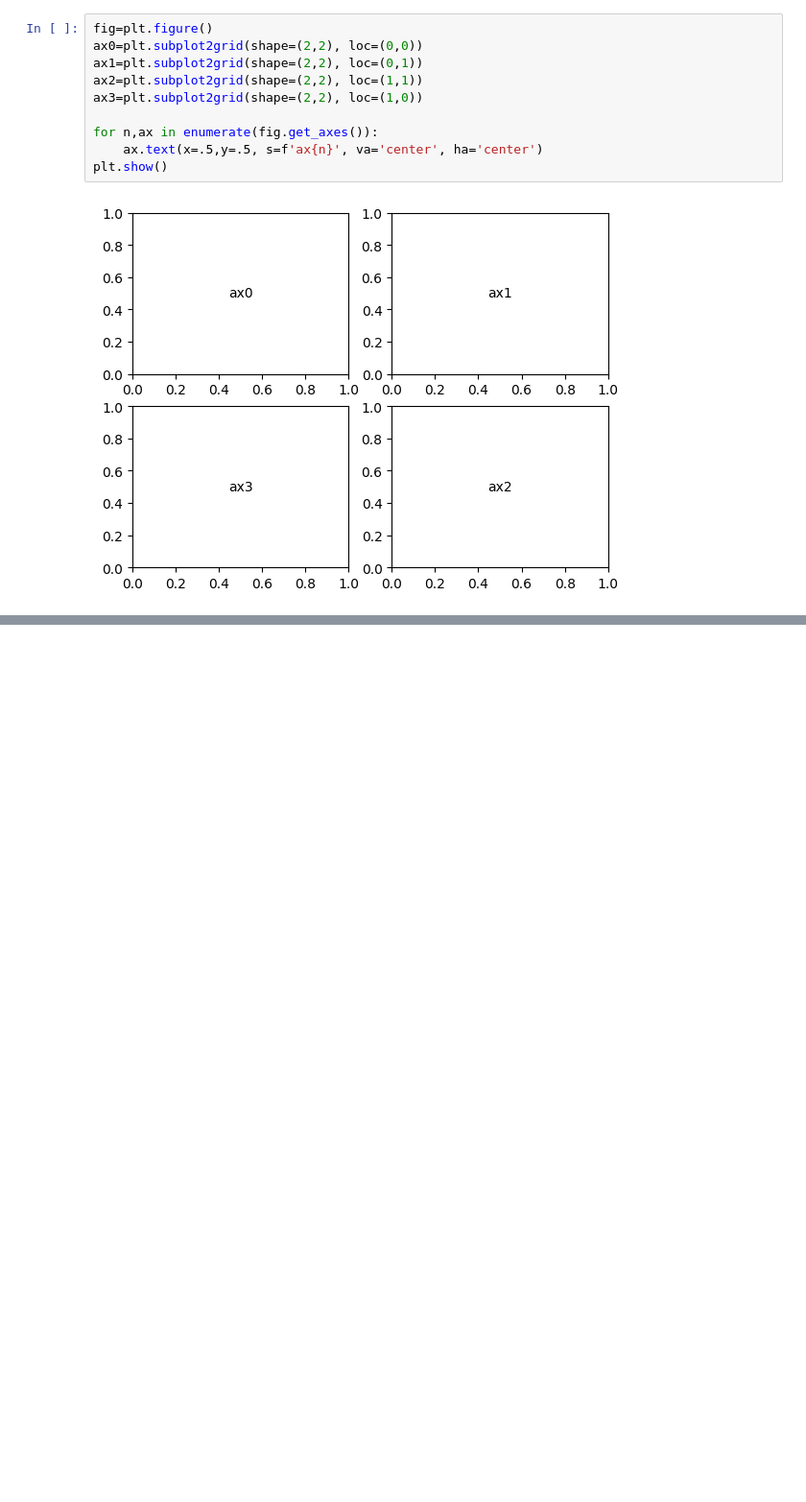
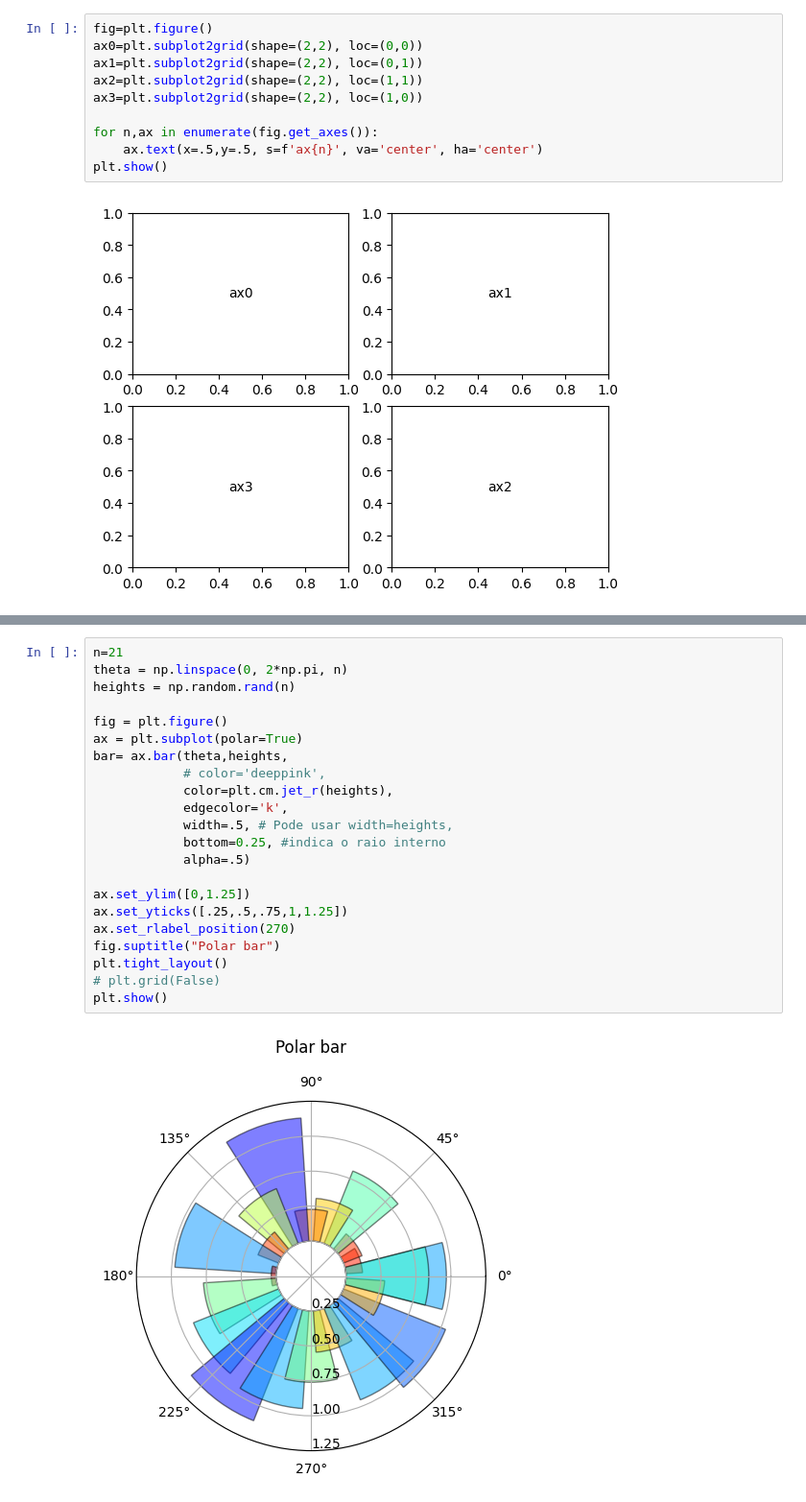
Before and after one commit to jvianna07/matplotlib-tutorial, a Jupyter notebook: tutorial4_subplot_basic.ipynb, the cells around one changed output, grey strips where cells are left out. Shown: that part at 96% size. Cells and saved outputs as stored; diff of their text form; blank space fills up the shorter version.

```diff
--- a/tutorial4_subplot_basic.ipynb
+++ b/tutorial4_subplot_basic.ipynb
@@ -88,0 +128,24 @@ plt.show()
+# %%
+n=21
+theta = np.linspace(0, 2*np.pi, n)
+heights = np.random.rand(n)
+
+fig = plt.figure()
+ax = plt.subplot(polar=True)
+bar= ax.bar(theta,heights,
+            # color='deeppink',
+            color=plt.cm.jet_r(heights),
+            edgecolor='k',
+            width=.5, # Pode usar width=heights,
+            bottom=0.25, #indica o raio interno
+            alpha=.5)
+
+ax.set_ylim([0,1.25])
+ax.set_yticks([.25,.5,.75,1,1.25])
+ax.set_rlabel_position(270)
+fig.suptitle("Polar bar")
+plt.tight_layout()
+# plt.grid(False)
+plt.show()
+# %% [output]
+[figure, added]
```
Also changed, not shown: parts of 8 cells of this notebook, 1 other file.
